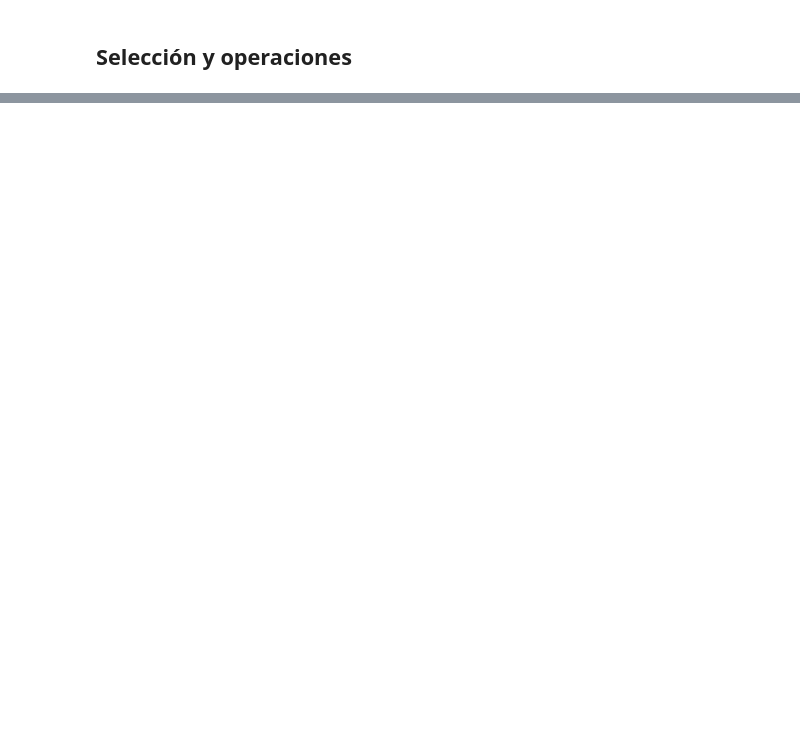
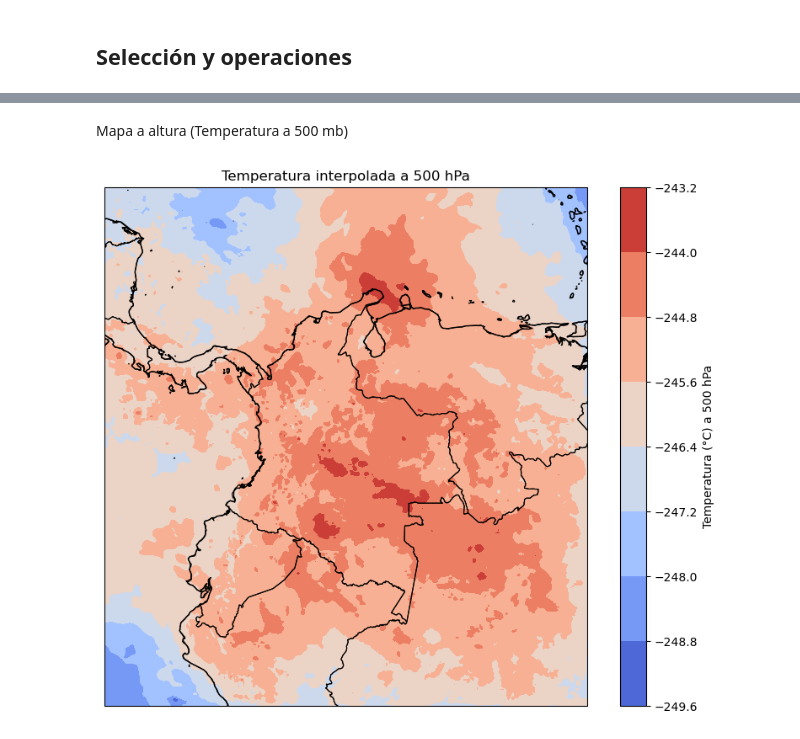
Before and after one commit to jpantojac/wrf-course, a Jupyter notebook: notebooks/03_xarray_netcdf.ipynb, the cells around one changed output, grey strips where cells are left out. Drawn from its saved outputs; the diff is of its cells as text; code cells hidden in the pictures; blank space fills up the shorter version.

```diff
--- a/notebooks/03_xarray_netcdf.ipynb
+++ b/notebooks/03_xarray_netcdf.ipynb
@@ -30,0 +187,57 @@ print('Valor en celda central (K):', float(val))
+# %% [markdown]
+Mapa a altura (Temperatura a 500 mb)
+# %%
+import numpy as np
+
+# P y PB son las presiones del modelo:
+# P es la presión perturbada (variable dependiente del modelo)
+# PB es la presión base (estado inicial en equilibrio hidrostático)
+# Se suman para obtener la presión total en cada punto y nivel (en Pascales)
+pres = ds["P"].isel(Time=0).values + ds["PB"].isel(Time=0).values
+
+# Temperatura calculada por WRF a varios niveles verticales (en Kelvin)
+temp = ds["T"].isel(Time=0).values
+
+# pres y temp tienen dimensiones: niveles verticales x latitud x longitud
+# Para facilitar la interpolación a un nivel particular (500 hPa),
+# transformamos cada matriz 3D en 2D: (niveles, puntos espacializados)
+levels = pres.shape[0]   # Número total de niveles verticales
+gridsize = pres.shape[1] * pres.shape[2]  # Número total de puntos horizontales (lat*lon)
+pres_2d = pres.reshape(levels, gridsize)
+temp_2d = temp.reshape(levels, gridsize)
+
+# Presión objetivo para interpolar: 500 hPa = 50000 Pascales
+target_p = 50000
+
+# Aquí creamos un arreglo vacío para guardar la temperatura interpolada en cada punto horizontal
+temp_500 = np.empty(gridsize)
+
+# Usando interpolación lineal para cada columna (cada punto espacial),
+# invertimos el orden porque las presiones van de mayor a menor (de superficie a niveles altos)
+for i in range(gridsize):
+    temp_500[i] = np.interp(target_p, pres_2d[:, i][::-1], temp_2d[:, i][::-1])
+
+# Volvemos a conformar la matriz 2D con dimensiones latitud x longitud y convertimos a °C
+temp_500 = temp_500.reshape(pres.shape[1], pres.shape[2]) - 273.15  # °C
+
+# Extraemos las lat/lon para graficar
+lats = ds["XLAT"].isel(Time=0)
+lons = ds["XLONG"].isel(Time=0)
+
+# Graficamos con Cartopy mapa de contornos rellenos para la temperatura a 500 hPa
+fig, ax = plt.subplots(figsize=(10,8), subplot_kw={'projection': ccrs.PlateCarree()})
+pcm = ax.contourf(lons, lats, temp_500, cmap="coolwarm")
+ax.coastlines()
+# Obtener fronteras de países
+countries = cfeature.NaturalEarthFeature(category='cultural',
+                                         name='admin_0_countries',
+                                         scale='10m',
+                                         facecolor='none')
+
+ax.add_feature(countries, edgecolor='black', linewidth=0.8)
+
+plt.colorbar(pcm, ax=ax, label="Temperatura (°C) a 500 hPa")
+plt.title("Temperatura interpolada a 500 hPa")
+plt.show()
+# %% [output]
+[figure, added]
```
Also changed, not shown: parts of 14 cells of this notebook, 5 other files.
